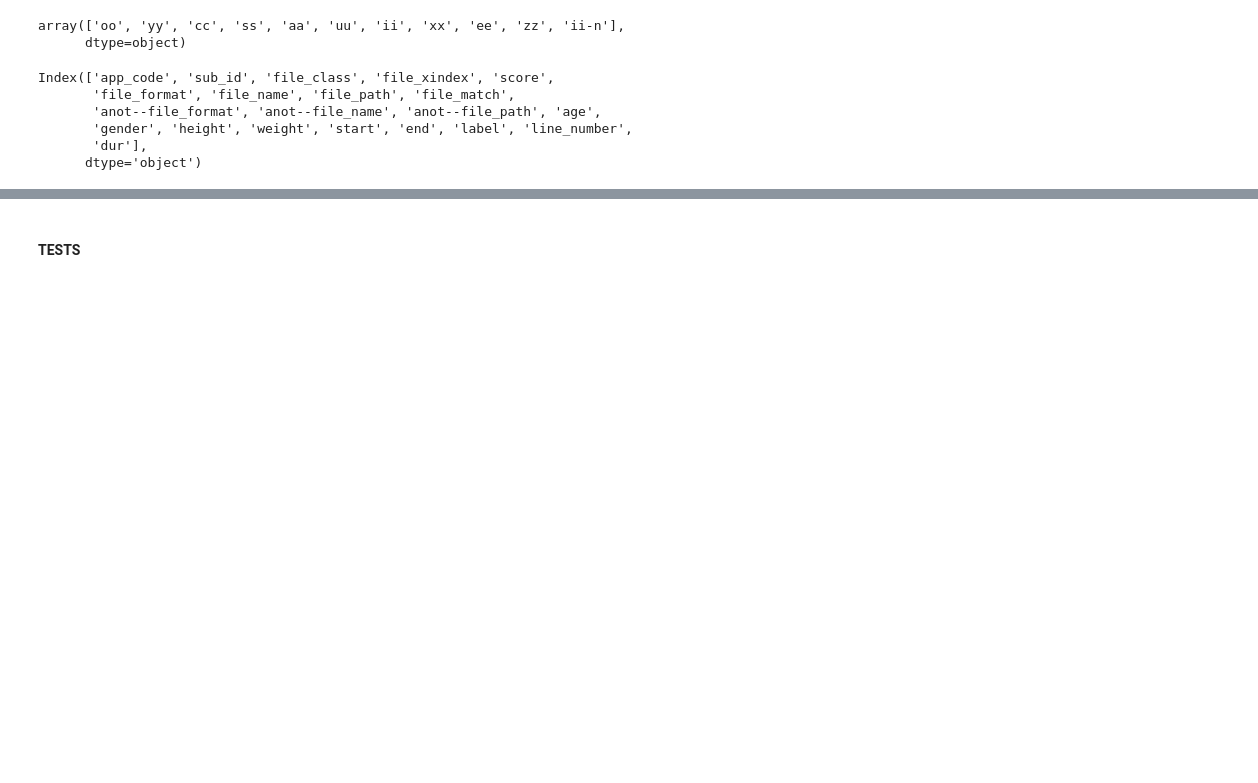
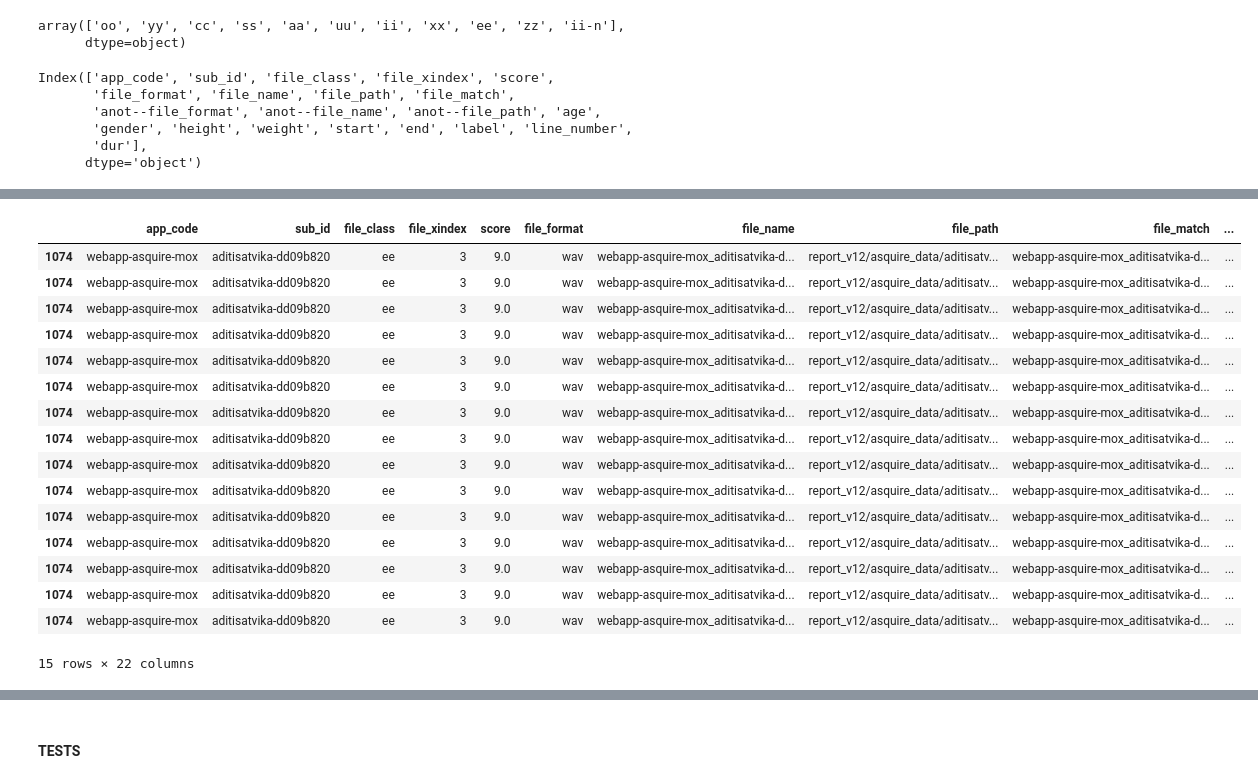
Before and after one commit to vaguebrownfox01/asquire-corpus_etl, a Jupyter notebook: c_asq-dataloader.ipynb, the cells around one changed output, grey strips where cells are left out. Saved outputs shown, nothing was run; the diff lists cells and outputs as text; code cells hidden in the pictures; blank space fills up the shorter version.

```diff
--- a/c_asq-dataloader.ipynb
+++ b/c_asq-dataloader.ipynb
@@ -298,0 +329,20 @@ asq_datafolds.ASQ_VOWEL_FILT_DF
+# %%
+asq_datafolds.split_chunks(vow_df.tail(1))
+# %% [output]
+|  | app_code | sub_id | file_class | file_xindex | score | file_format | file_name | file_path | file_match | ... |
+| 1074 | webapp-asquire-mox | aditisatvika-dd09b820 | ee | 3 | 9.0 | wav | webapp-asquire-mox_aditisatvika-d... | report_v12/asquire_data/aditisatv... | webapp-asquire-mox_aditisatvika-d... | ... |
+| 1074 | webapp-asquire-mox | aditisatvika-dd09b820 | ee | 3 | 9.0 | wav | webapp-asquire-mox_aditisatvika-d... | report_v12/asquire_data/aditisatv... | webapp-asquire-mox_aditisatvika-d... | ... |
+| 1074 | webapp-asquire-mox | aditisatvika-dd09b820 | ee | 3 | 9.0 | wav | webapp-asquire-mox_aditisatvika-d... | report_v12/asquire_data/aditisatv... | webapp-asquire-mox_aditisatvika-d... | ... |
+| 1074 | webapp-asquire-mox | aditisatvika-dd09b820 | ee | 3 | 9.0 | wav | webapp-asquire-mox_aditisatvika-d... | report_v12/asquire_data/aditisatv... | webapp-asquire-mox_aditisatvika-d... | ... |
+| 1074 | webapp-asquire-mox | aditisatvika-dd09b820 | ee | 3 | 9.0 | wav | webapp-asquire-mox_aditisatvika-d... | report_v12/asquire_data/aditisatv... | webapp-asquire-mox_aditisatvika-d... | ... |
+| 1074 | webapp-asquire-mox | aditisatvika-dd09b820 | ee | 3 | 9.0 | wav | webapp-asquire-mox_aditisatvika-d... | report_v12/asquire_data/aditisatv... | webapp-asquire-mox_aditisatvika-d... | ... |
+| 1074 | webapp-asquire-mox | aditisatvika-dd09b820 | ee | 3 | 9.0 | wav | webapp-asquire-mox_aditisatvika-d... | report_v12/asquire_data/aditisatv... | webapp-asquire-mox_aditisatvika-d... | ... |
+| 1074 | webapp-asquire-mox | aditisatvika-dd09b820 | ee | 3 | 9.0 | wav | webapp-asquire-mox_aditisatvika-d... | report_v12/asquire_data/aditisatv... | webapp-asquire-mox_aditisatvika-d... | ... |
+| 1074 | webapp-asquire-mox | aditisatvika-dd09b820 | ee | 3 | 9.0 | wav | webapp-asquire-mox_aditisatvika-d... | report_v12/asquire_data/aditisatv... | webapp-asquire-mox_aditisatvika-d... | ... |
+| 1074 | webapp-asquire-mox | aditisatvika-dd09b820 | ee | 3 | 9.0 | wav | webapp-asquire-mox_aditisatvika-d... | report_v12/asquire_data/aditisatv... | webapp-asquire-mox_aditisatvika-d... | ... |
+| 1074 | webapp-asquire-mox | aditisatvika-dd09b820 | ee | 3 | 9.0 | wav | webapp-asquire-mox_aditisatvika-d... | report_v12/asquire_data/aditisatv... | webapp-asquire-mox_aditisatvika-d... | ... |
+| 1074 | webapp-asquire-mox | aditisatvika-dd09b820 | ee | 3 | 9.0 | wav | webapp-asquire-mox_aditisatvika-d... | report_v12/asquire_data/aditisatv... | webapp-asquire-mox_aditisatvika-d... | ... |
+| 1074 | webapp-asquire-mox | aditisatvika-dd09b820 | ee | 3 | 9.0 | wav | webapp-asquire-mox_aditisatvika-d... | report_v12/asquire_data/aditisatv... | webapp-asquire-mox_aditisatvika-d... | ... |
+| 1074 | webapp-asquire-mox | aditisatvika-dd09b820 | ee | 3 | 9.0 | wav | webapp-asquire-mox_aditisatvika-d... | report_v12/asquire_data/aditisatv... | webapp-asquire-mox_aditisatvika-d... | ... |
+| 1074 | webapp-asquire-mox | aditisatvika-dd09b820 | ee | 3 | 9.0 | wav | webapp-asquire-mox_aditisatvika-d... | report_v12/asquire_data/aditisatv... | webapp-asquire-mox_aditisatvika-d... | ... |
+15 rows × 22 columns
```
Also changed, not shown: parts of 8 cells of this notebook.
